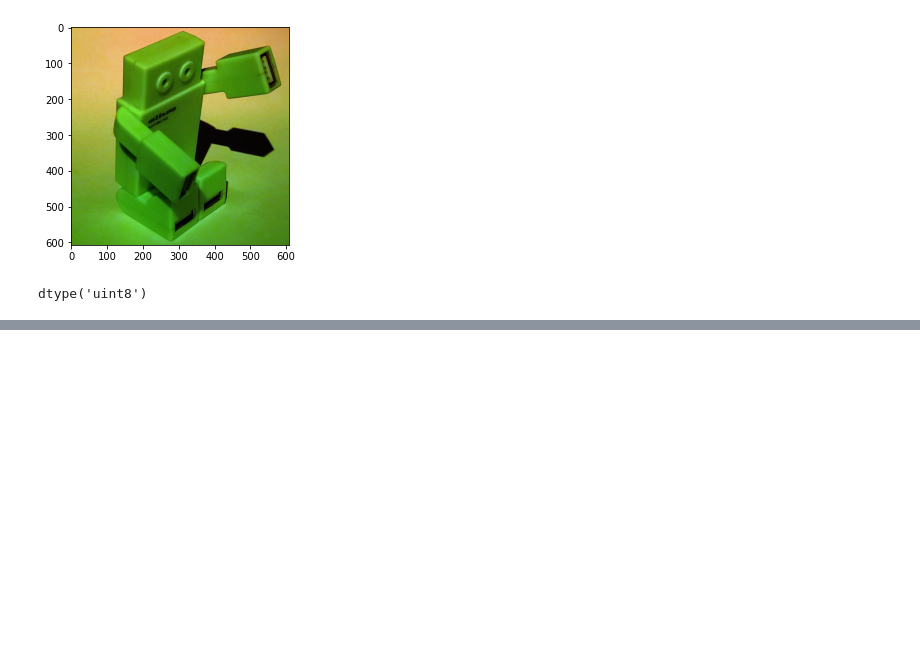
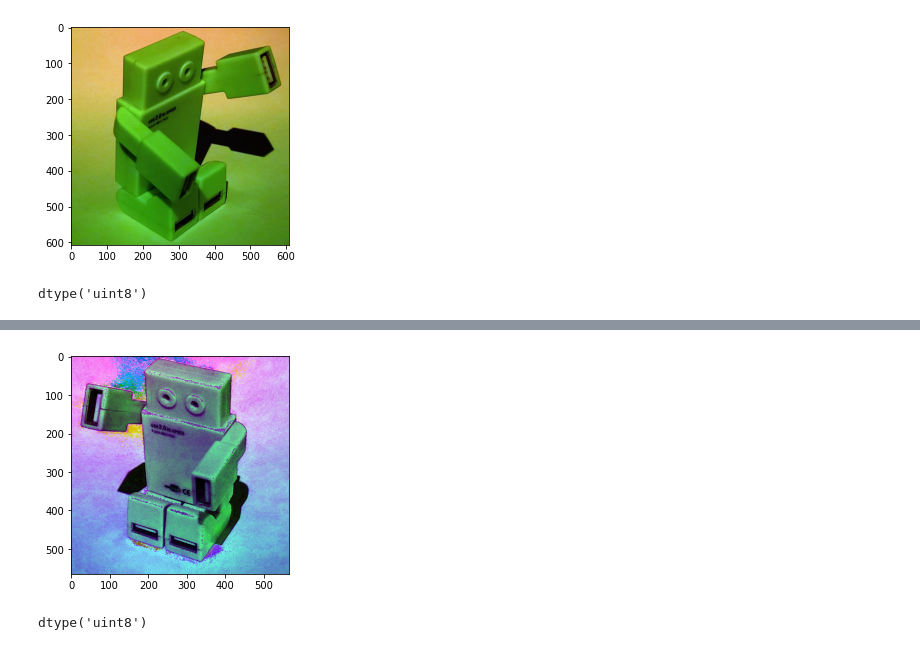
Before and after one commit to Minombreesana/vision_por_computadora_I, a Jupyter notebook: TP_1_white_patch.ipynb, the cells around one changed output, grey strips where cells are left out. Cells and saved outputs as stored; diff of their text form; code cells hidden in the pictures; blank space fills up the shorter version.

```diff
--- a/TP_1_white_patch.ipynb
+++ b/TP_1_white_patch.ipynb
@@ -134,0 +213,15 @@ dtype('uint8')
+# %%
+# Normalización
+
+tito_r_per = tito_3_RGB[:,:,0]/r_per
+tito_g_per = tito_3_RGB[:,:,1]/g_per
+tito_b_per = tito_3_RGB[:,:,2]/b_per
+# %%
+tito_3_RGB_per = cv.merge((np.uint8(tito_r_per*255), np.uint8(tito_g_per*255), np.uint8(tito_b_per*255)))
+# %%
+plt.imshow(tito_3_RGB_per)
+plt.show()
+tito_3_RGB_per.dtype
+# %% [output]
+[figure, added]
+dtype('uint8')
```
Also changed, not shown: parts of 10 cells of this notebook.
